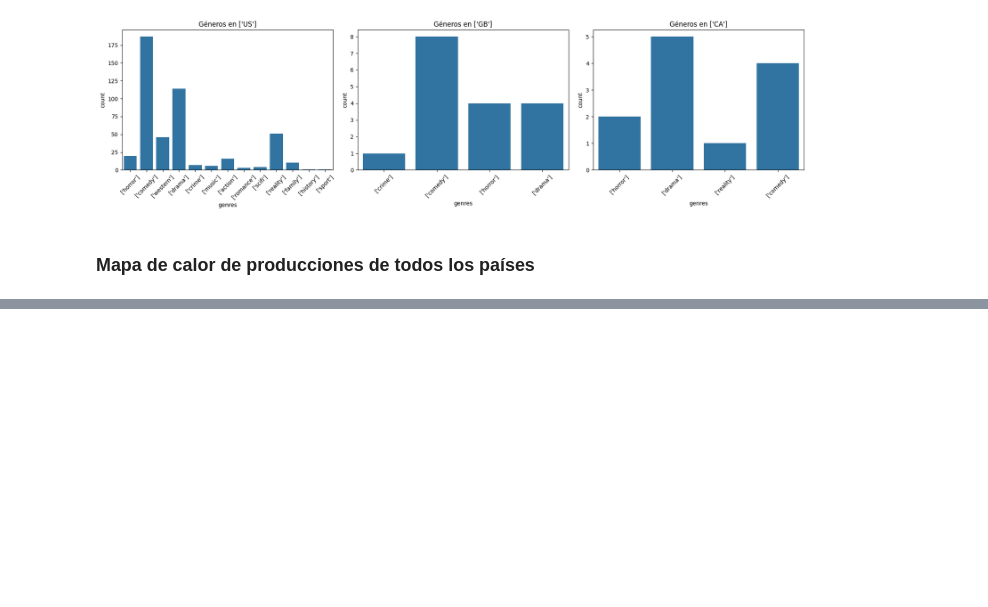
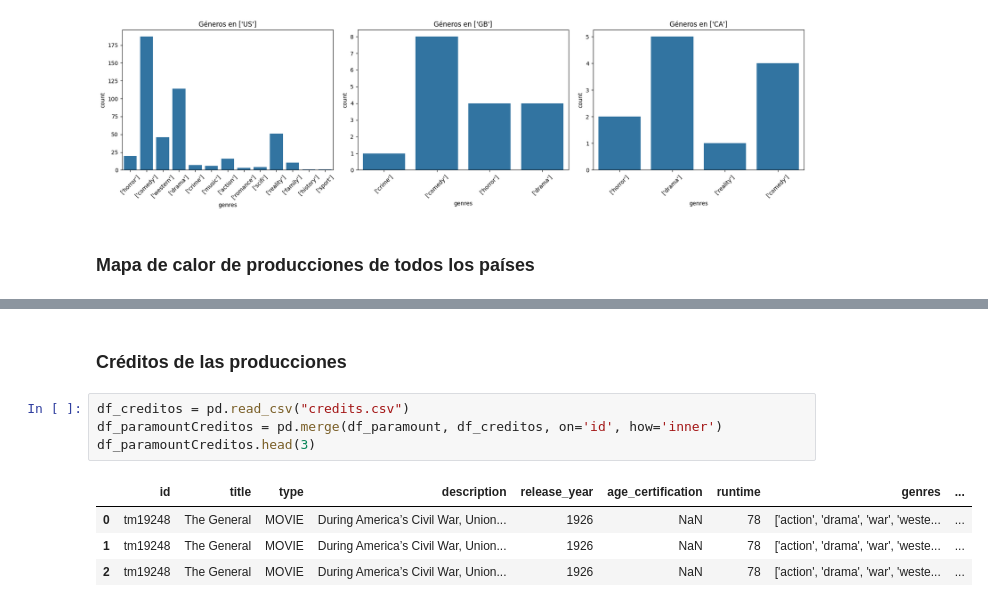
Before and after one commit to davidcabrero/EDA_Paramount, a Jupyter notebook: EDA_Paramount.ipynb, the cells around one changed output, grey strips where cells are left out. Cells and saved outputs as stored; diff of their text form; blank space fills up the shorter version.

```diff
--- a/EDA_Paramount.ipynb
+++ b/EDA_Paramount.ipynb
@@ -362,3 +372,14 @@ mapa.save("heatmap_productions.html")
 mapa
 # %% [output]
 [interactive output not drawn]
+# %% [markdown]
+### Créditos de las producciones
+# %%
+df_creditos = pd.read_csv("credits.csv")
+df_paramountCreditos = pd.merge(df_paramount, df_creditos, on='id', how='inner')
+df_paramountCreditos.head(3)
+# %% [output]
+|  | id | title | type | description | release_year | age_certification | runtime | genres | ... |
+| 0 | tm19248 | The General | MOVIE | During America’s Civil War, Union... | 1926 | NaN | 78 | ['action', 'drama', 'war', 'weste... | ... |
+| 1 | tm19248 | The General | MOVIE | During America’s Civil War, Union... | 1926 | NaN | 78 | ['action', 'drama', 'war', 'weste... | ... |
+| 2 | tm19248 | The General | MOVIE | During America’s Civil War, Union... | 1926 | NaN | 78 | ['action', 'drama', 'war', 'weste... | ... |
```
Also changed, not shown: parts of 6 cells of this notebook, 1 other file.
